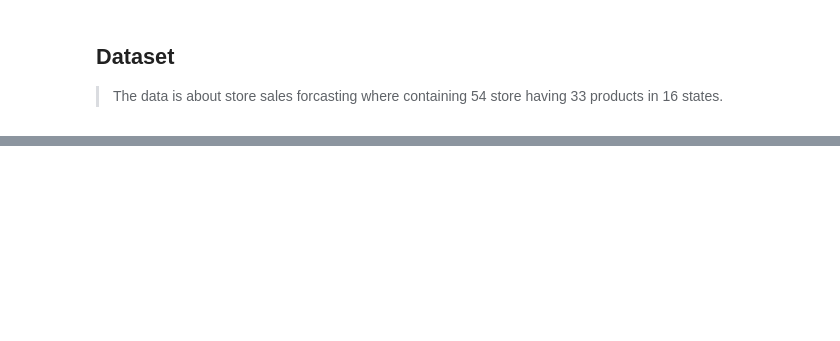
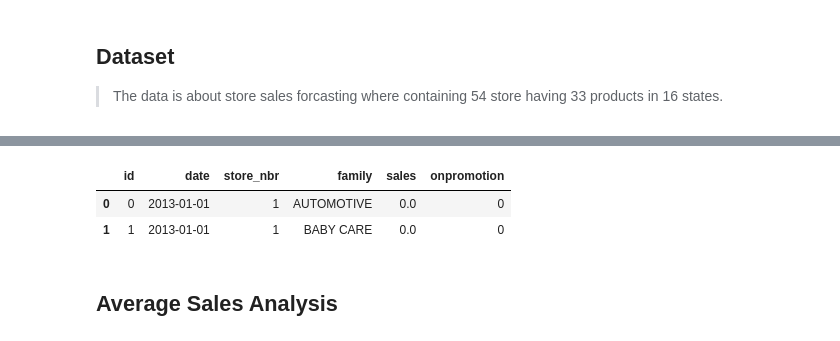
Before and after one commit to HeileyP/Kaggle, a Jupyter notebook: Store-Sales-Time-Series-Forecasting/Store-Sales-Time-Series-Forecasting.ipynb, the cells around one changed output, grey strips where cells are left out. Drawn from its saved outputs; the diff is of its cells as text; code cells hidden in the pictures; blank space fills up the shorter version.

```diff
--- a/Store-Sales-Time-Series-Forecasting/Store-Sales-Time-Series-Forecasting.ipynb
+++ b/Store-Sales-Time-Series-Forecasting/Store-Sales-Time-Series-Forecasting.ipynb
@@ -73,0 +78,14 @@ df_train1
+# %%
+df_train1['date'] = pd.to_datetime(df_train1['date'])
+df_train1['year'] = df_train1['date'].dt.year
+df_train1['month'] = df_train1['date'].dt.month
+df_train1['week'] = df_train1['date'].dt.isocalendar().week
+df_train1['quarter'] = df_train1['date'].dt.quarter
+df_train1['day_of_week'] = df_train1['date'].dt.day_name()
+df_train[:2]
+# %% [output]
+|  | id | date | store_nbr | family | sales | onpromotion |
+| 0 | 0 | 2013-01-01 | 1 | AUTOMOTIVE | 0.0 | 0 |
+| 1 | 1 | 2013-01-01 | 1 | BABY CARE | 0.0 | 0 |
+# %% [markdown]
+## Average Sales Analysis
```
Also changed, not shown: parts of 1 cell of this notebook.
